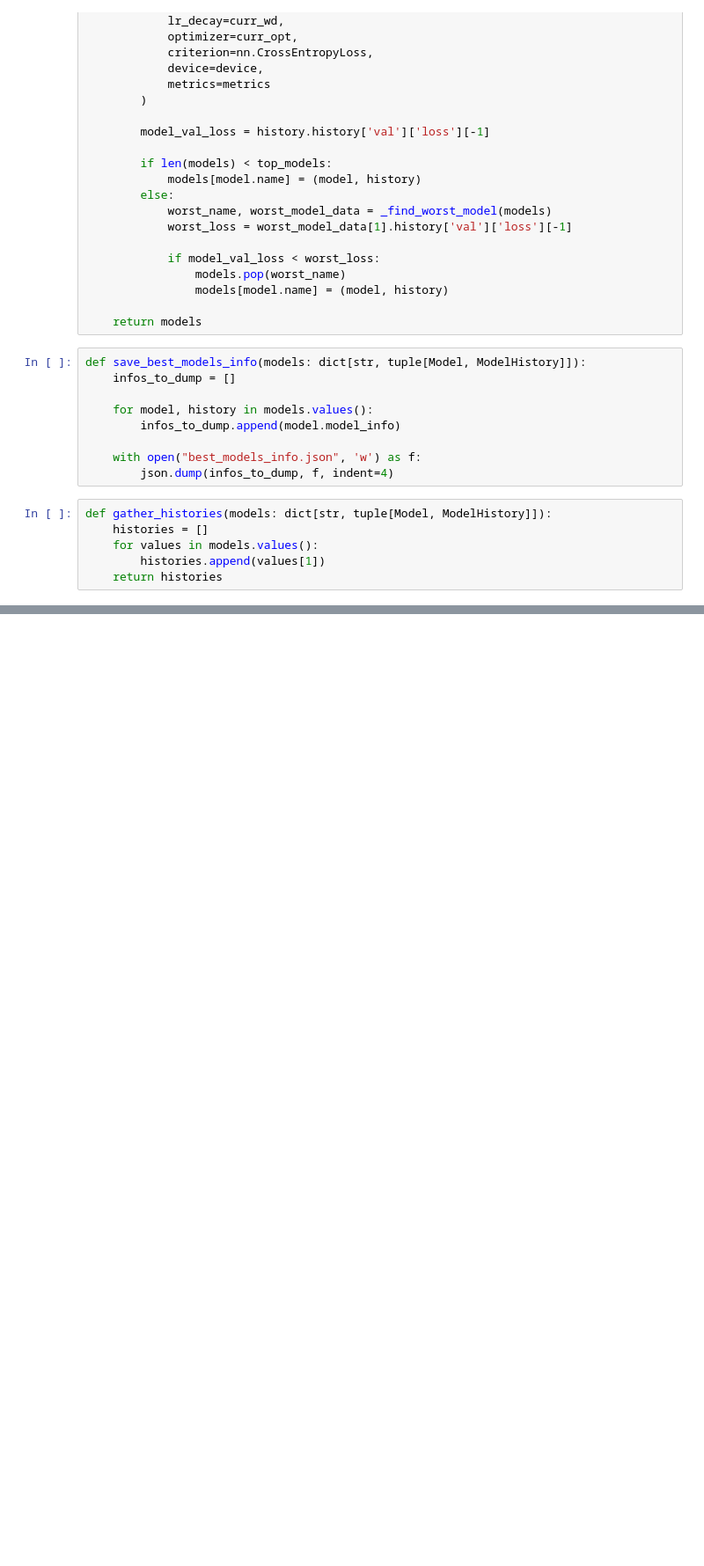
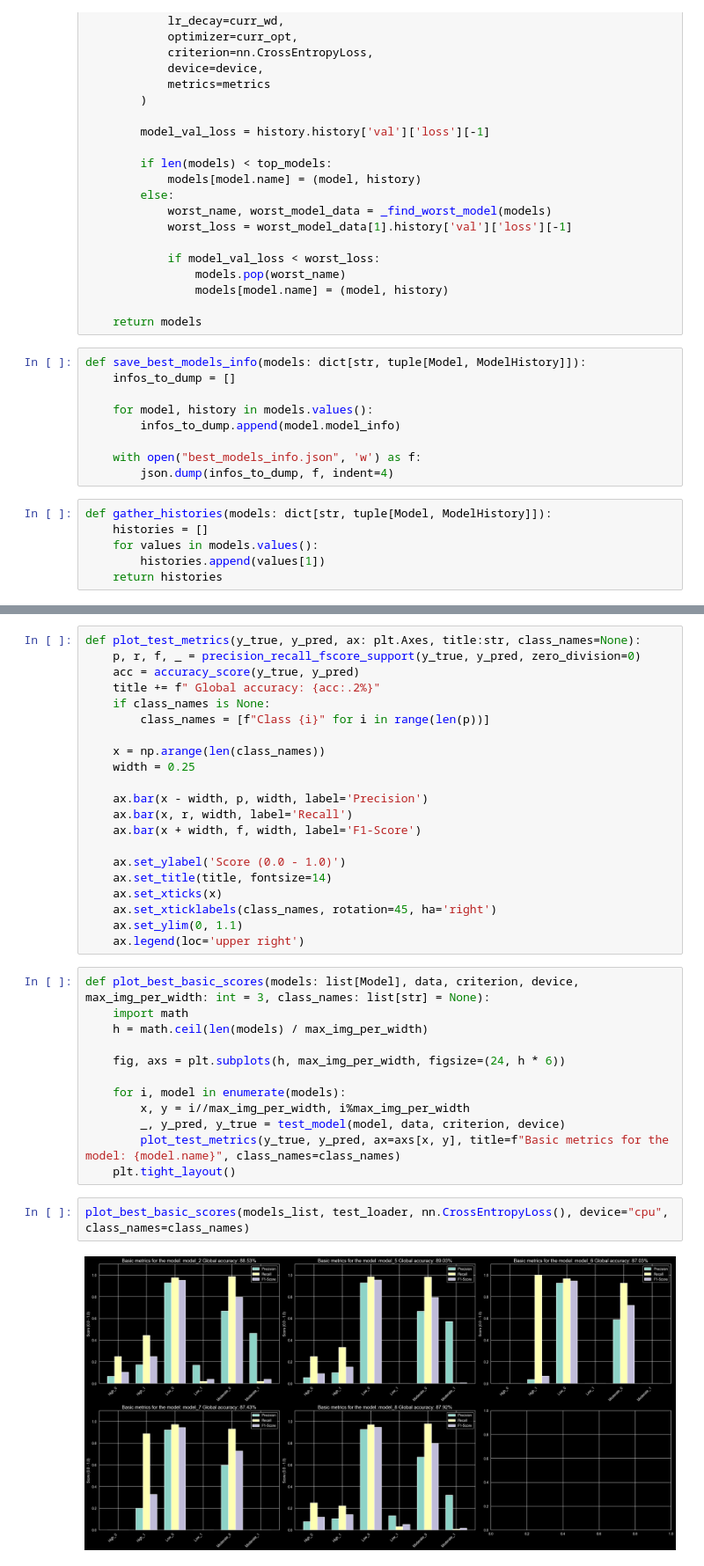
Before and after one commit to Gawronek-8/GGSN-projects, a Jupyter notebook: proj1/Model_testing.ipynb, the cells around one changed output, grey strips where cells are left out. Shown at 88% size. Cells and saved outputs as stored; diff of their text form; blank space fills up the shorter version.

```diff
--- a/proj1/Model_testing.ipynb
+++ b/proj1/Model_testing.ipynb
@@ -262,0 +277,37 @@ plot_best_heatmaps(models_list, test_loader, nn.CrossEntropyLoss(), device="cpu"
+# %%
+def plot_test_metrics(y_true, y_pred, ax: plt.Axes, title:str, class_names=None):
+    p, r, f, _ = precision_recall_fscore_support(y_true, y_pred, zero_division=0)
+    acc = accuracy_score(y_true, y_pred)
+    title += f" Global accuracy: {acc:.2%}"
+    if class_names is None:
+        class_names = [f"Class {i}" for i in range(len(p))]
+
+    x = np.arange(len(class_names))
+    width = 0.25
+
+    ax.bar(x - width, p, width, label='Precision')
+    ax.bar(x, r, width, label='Recall')
+    ax.bar(x + width, f, width, label='F1-Score')
+
+    ax.set_ylabel('Score (0.0 - 1.0)')
+    ax.set_title(title, fontsize=14)
+    ax.set_xticks(x)
+    ax.set_xticklabels(class_names, rotation=45, ha='right')
+    ax.set_ylim(0, 1.1)
+    ax.legend(loc='upper right')
+# %%
+def plot_best_basic_scores(models: list[Model], data, criterion, device, max_img_per_width: int = 3, class_names: list[str] = None):
+    import math
+    h = math.ceil(len(models) / max_img_per_width)
+
+    fig, axs = plt.subplots(h, max_img_per_width, figsize=(24, h * 6))
+
+    for i, model in enumerate(models):
+        x, y = i//max_img_per_width, i%max_img_per_width
+        _, y_pred, y_true = test_model(model, data, criterion, device)
+        plot_test_metrics(y_true, y_pred, ax=axs[x, y], title=f"Basic metrics for the model: {model.name}", class_names=class_names)
+    plt.tight_layout()
+# %%
+plot_best_basic_scores(models_list, test_loader, nn.CrossEntropyLoss(), device="cpu", class_names=class_names)
+# %% [output]
+[figure, added]
```
Also changed, not shown: parts of 8 cells of this notebook.
